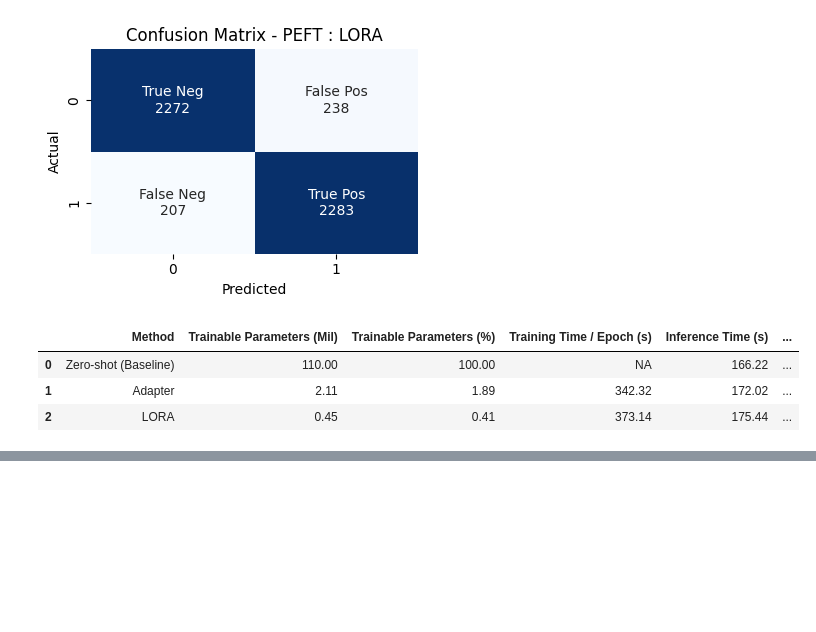
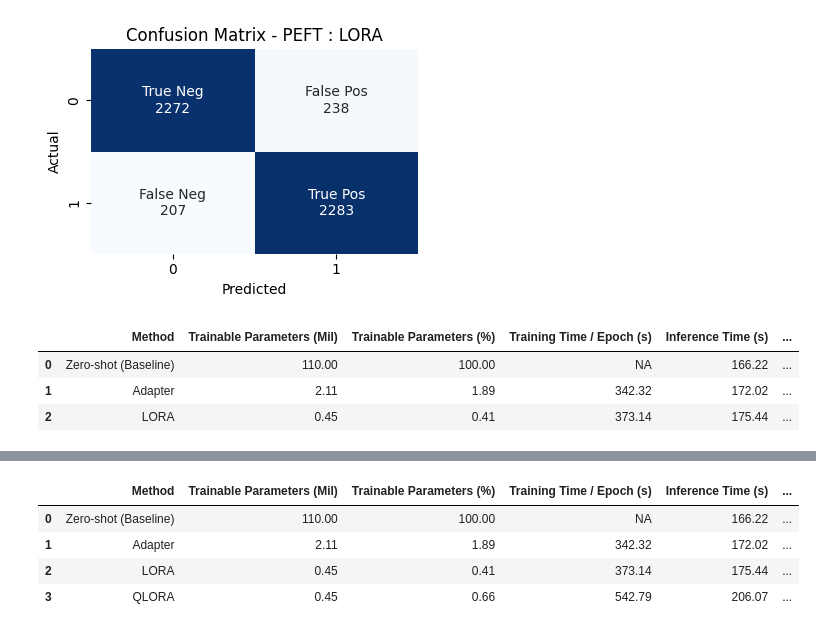
Before and after one commit to battery-code/FineTuneLLM_PEFT_BERT, a Jupyter notebook: Notebook_FineTuningPEFT-BERT.ipynb, the cells around one changed output, grey strips where cells are left out. Cells and saved outputs as stored; diff of their text form; code cells hidden in the pictures; blank space fills up the shorter version.

```diff
--- a/Notebook_FineTuningPEFT-BERT.ipynb
+++ b/Notebook_FineTuningPEFT-BERT.ipynb
@@ -765,0 +931,6 @@ explog_df
+# %%
+# Accuracy and F1
+acc_qlora = accuracy_score(y_true_qlora, y_pred_qlora)
+f1_qlora = f1_score(y_true_qlora, y_pred_qlora)
+print(f"PEFT-QLORA Accuracy: {acc_qlora:.4f}")
+print(f"PEFT-QLORA F1 Score: {f1_qlora:.4f}")
@@ -765,0 +944,23 @@ explog_df
+# %%
+explog_df = pd.concat([
+    explog_df,
+    pd.DataFrame([{
+        "Method": "QLORA",
+        "Trainable Parameters (Mil)": round(train_qlora,2),
+        "Trainable Parameters (%)": round(trainable_qlora,2),
+        "Training Time / Epoch (s)": round(train_time_qlora, 2),
+        "Inference Time (s)": round(inference_time_qlora, 2),
+        "ModelParams_GPUMemoryUsage (MB)": round(weights_mem_qlora,2),
+        "PeakGPUMemoryUsage (MB)": round(peak_mem_qlora,2),
+        "Accuracy": round(acc_qlora, 4),
+        "F1 Score": round(f1_qlora, 4)
+    }])
+], ignore_index=True)
+
+explog_df
+# %% [output]
+|  | Method | Trainable Parameters (Mil) | Trainable Parameters (%) | Training Time / Epoch (s) | Inference Time (s) | ... |
+| 0 | Zero-shot (Baseline) | 110.00 | 100.00 | NA | 166.22 | ... |
+| 1 | Adapter | 2.11 | 1.89 | 342.32 | 172.02 | ... |
+| 2 | LORA | 0.45 | 0.41 | 373.14 | 175.44 | ... |
+| 3 | QLORA | 0.45 | 0.66 | 542.79 | 206.07 | ... |
```
Also changed, not shown: parts of 12 cells of this notebook.
